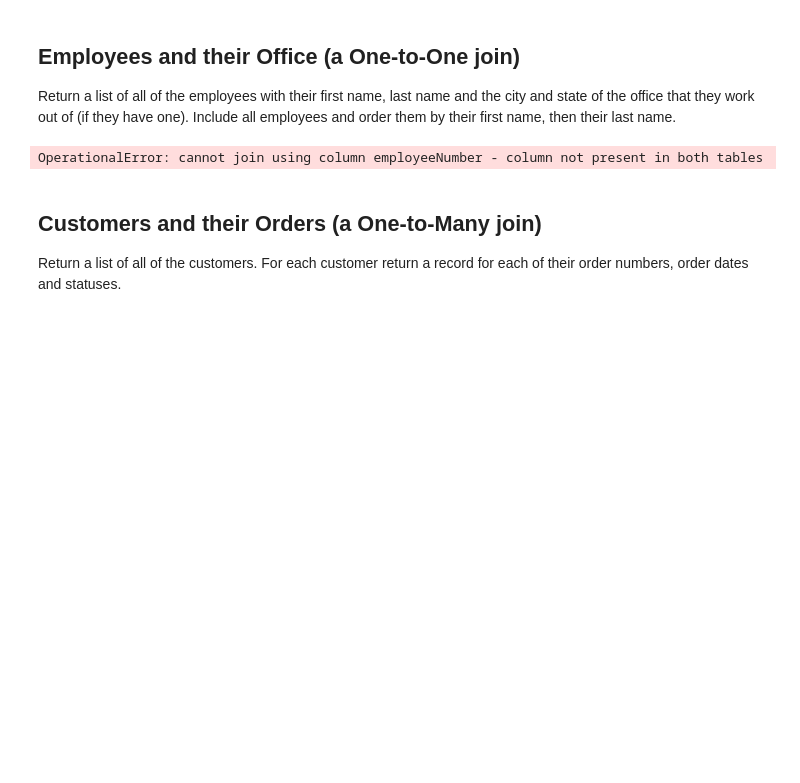
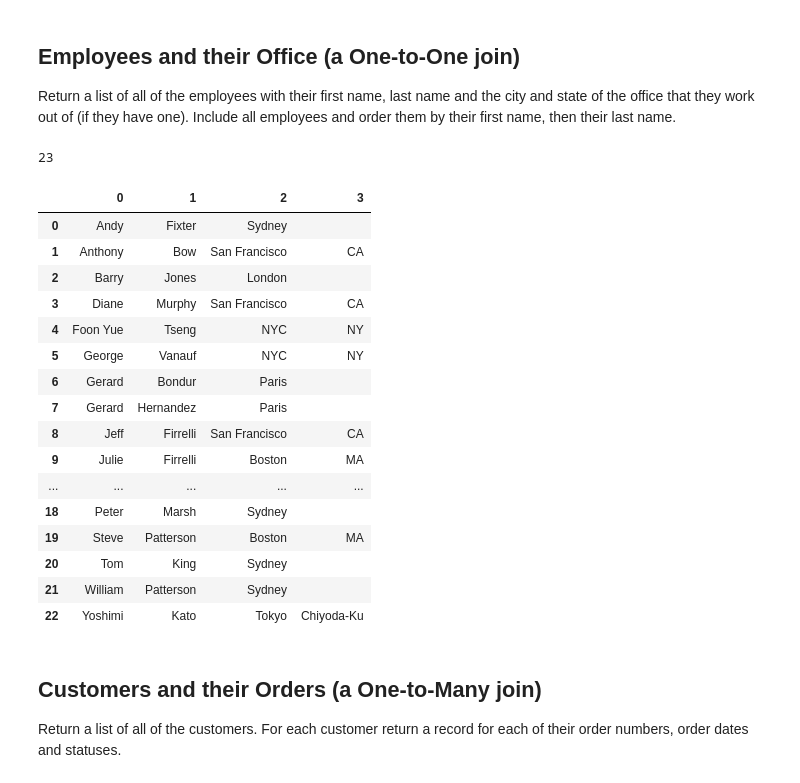
Before and after one commit to rvent/dsc-1-05-13-one-to-many-and-many-to-many-joins-lab-nyc-ds-career-012819, a Jupyter notebook: index.ipynb, the cells around one changed output. Saved outputs shown, nothing was run; the diff lists cells and outputs as text; code cells hidden in the pictures; blank space fills up the shorter version.

```diff
--- a/index.ipynb
+++ b/index.ipynb
@@ -20,16 +20,33 @@ Return a list of all of the employees with their first name, last name and the c
 # %%
 #Your code here
 import sqlite3
 import pandas as pd
 conn = sqlite3.connect('data.sqlite', detect_types=sqlite3.PARSE_COLNAMES)
 cur = conn.cursor()
 
 df1 = pd.DataFrame(cur.execute("""SELECT firstName, lastName, city, state FROM employees
-JOIN offices USING(employeeNumber) ORDER BY firstName, lastName""").fetchall())
+JOIN offices USING(officeCode) ORDER BY firstName, lastName""").fetchall())
 print(len(df1))
 df1
 # %% [output]
-OperationalError: cannot join using column employeeNumber - column not present in both tables
+23
+|  | 0 | 1 | 2 | 3 |
+| 0 | Andy | Fixter | Sydney |  |
+| 1 | Anthony | Bow | San Francisco | CA |
+| 2 | Barry | Jones | London |  |
+| 3 | Diane | Murphy | San Francisco | CA |
+| 4 | Foon Yue | Tseng | NYC | NY |
+| 5 | George | Vanauf | NYC | NY |
+| 6 | Gerard | Bondur | Paris |  |
+| 7 | Gerard | Hernandez | Paris |  |
+| 8 | Jeff | Firrelli | San Francisco | CA |
+| 9 | Julie | Firrelli | Boston | MA |
+| ... | ... | ... | ... | ... |
+| 18 | Peter | Marsh | Sydney |  |
+| 19 | Steve | Patterson | Boston | MA |
+| 20 | Tom | King | Sydney |  |
+| 21 | William | Patterson | Sydney |  |
+| 22 | Yoshimi | Kato | Tokyo | Chiyoda-Ku |
 # %% [markdown]
 ## Customers and their Orders (a One-to-Many join)
 
```
